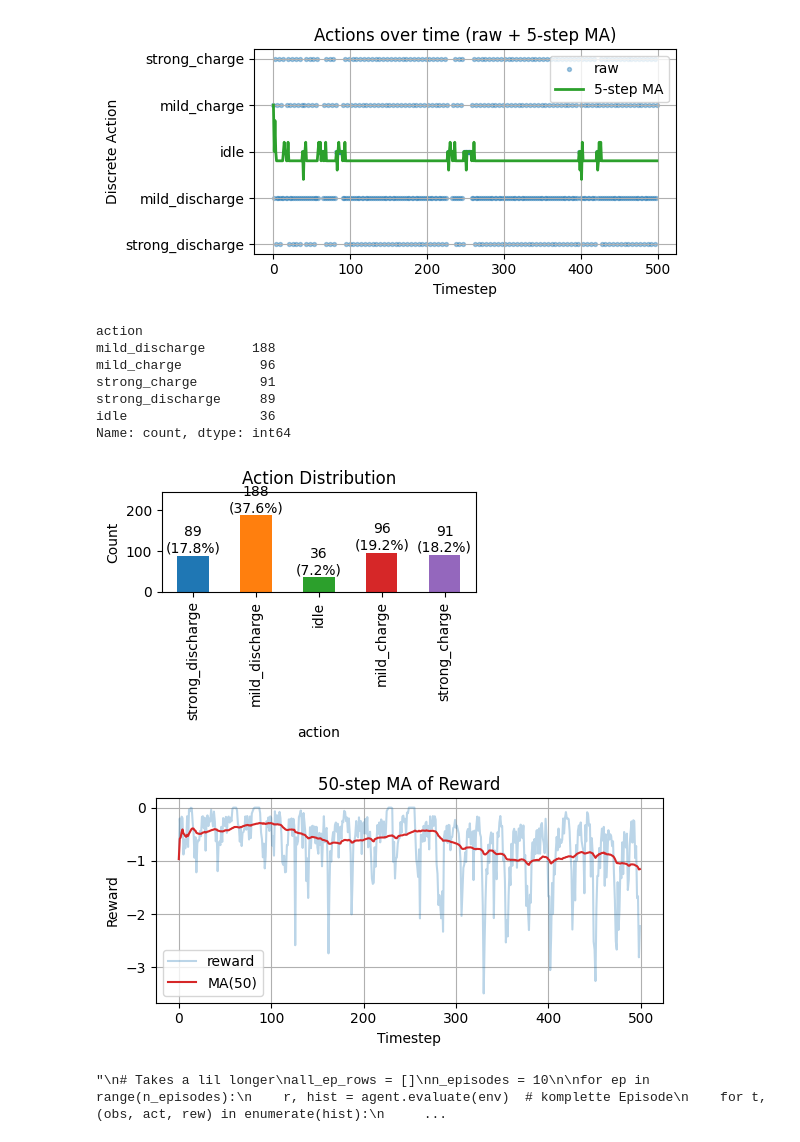
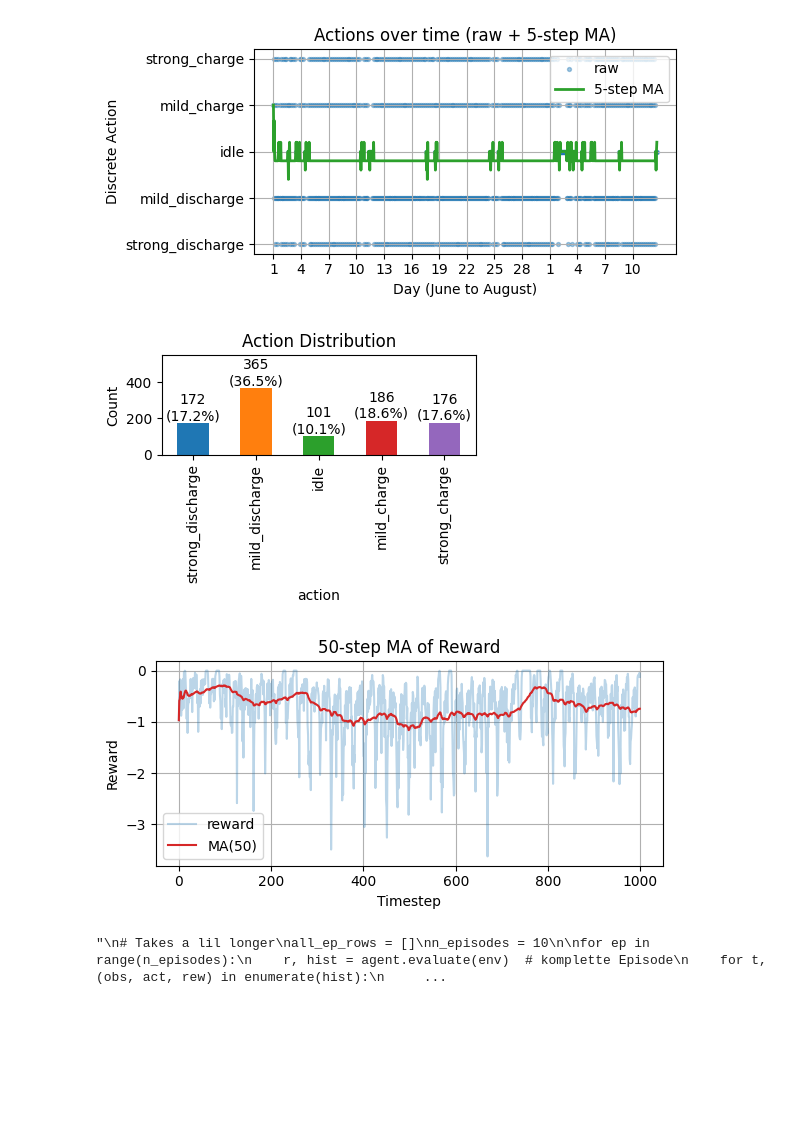
Before and after one commit to EacyCoding/ExplainableRLBatteryControl, a Jupyter notebook: examples/rbc_agent.ipynb, the cells around one changed output. Saved outputs shown, nothing was run; the diff lists cells and outputs as text; code cells hidden in the pictures; blank space fills up the shorter version.

Commit message:
Convert timesteps to days on x-axis for RBC actions

```diff
--- a/examples/rbc_agent.ipynb
+++ b/examples/rbc_agent.ipynb
@@ -396,7 +396,7 @@ agent = RBCAgent(obs_keys=['soc', 'price', 'net_load', 'solar_generation'],
 """
 
 # evaluate 1 episode
-r, hist = agent.evaluate(env, max_steps=500)  # max steps while debugging
+r, hist = agent.evaluate(env, max_steps=1000)  # max steps while debugging
 
 #rewards, histories = agent.multiple_evaluation(env, episodes=30)
 
@@ -456,6 +457,7 @@ else:
 # %%
 import pandas as pd
 import matplotlib.pyplot as plt
+from matplotlib.dates import MonthLocator, DayLocator, DateFormatter
 
 # hist: List[(obs_dict, action_str, reward_float)]
 ep_logs = []
@@ -481,57 +483,72 @@ df['action_num'] = df['action'].map(action_to_frac_5)
 window = 5
 df['action_ma'] = df['action_num'].rolling(window, min_periods=1).mean()
 
-# Plot 1: Actions over time (raw + MA)
+# Assumptions:
+# - df has column 'timestep' (0.. up to 2207 for full 92 days: June 1 – Aug 31 hourly)
+
+df['day'] = df['t'] // 24
+df['date_time'] = pd.Timestamp('2023-06-01') + pd.to_timedelta(df['t'], unit='h')
+
+# ----- Plot 1: Actions over time (raw + MA) -----
 plt.figure(figsize=(6,3))
 plt.scatter(df['t'], df['action_num'], s=8, alpha=0.4, label='raw')
 plt.plot(
     df['t'],
     df['action_ma'],
     color='C2', lw=2,
     label=f"{window}-step MA"
 )
+
+#plt.xlabel('Timestep');
+# -----------
+ax = plt.gca()
+max_t = int(df['t'].max())
+
+# All day boundaries (every 24 timesteps)
+start = pd.Timestamp('2023-06-01')
+day_ticks = np.arange(0, (max_t // 24) + 1) * 24   # 0,24,48,...
+day_labels = (start + pd.to_timedelta(day_ticks, unit='h')).day
+ax.set_xticks(day_ticks)
+
+ax.set_xticklabels(day_labels)
+ax.set_xlabel('Day (June to August)')
+
+N = 3
+keep_idx = np.arange(0, len(day_ticks), N)
+ax.set_xticks(day_ticks[keep_idx])
+ax.set_xticklabels(day_labels[keep_idx])
+# --------
+
 plt.title(f"Actions over time (raw + {window}-step MA)")
 plt.yticks([-1.0,-0.5,0.0,0.5,1.0],
            ['strong_discharge','mild_discharge','idle','mild_charge','strong_charge'])
-plt.xlabel('Timestep')
-plt.ylabel('Discrete Action')
-plt.legend(loc="upper right")
-plt.grid(True)
-plt.tight_layout()
-plt.show()
 
-# Plot 2: Action Distribution
+plt.ylabel('Discrete Action'); plt.legend(loc="upper right"); plt.grid(True); plt.tight_layout(); plt.show()
+
+
+
+# ----- Plot 2: Action Distribution -----
 plt.figure(figsize=(4,3))
 counts = df['action'].value_counts().reindex(['strong_discharge','mild_discharge','idle','mild_charge','strong_charge']).fillna(0)
-print(df['action'].value_counts())
 ax = counts.plot(kind='bar', color=['C0','C1','C2','C3','C4'])
 total = counts.sum()
 ax.bar_label(ax.containers[0], labels=[f'{int(v)}\n({v/total:.1%})' for v in counts.values])
 ax.set_ylim(0, counts.max()*1.5)
-plt.ylabel('Count'); plt.title('Action Distribution')
-plt.tight_layout(); plt.show()
+plt.ylabel('Count'); plt.title('Action Distribution'); plt.tight_layout(); plt.show()
 
-# Plot 3: Reward over time + Moving Average
+# ----- Plot 3: Reward over time + Moving Average -----
 rw_window = 50
 df['reward_ma'] = df['reward'].rolling(rw_window, min_periods=1).mean()
 plt.figure(figsize=(6,3))
 plt.plot(df['t'], df['reward'], alpha=0.3, label='reward')
 plt.plot(df['t'], df['reward_ma'], color='C3', label=f'MA({rw_window})')
 plt.xlabel('Timestep'); plt.ylabel('Reward')
 plt.title(f'{rw_window}-step MA of Reward')
-plt.grid(True); plt.legend(); plt.tight_layout()
-plt.show()
+plt.grid(True); plt.legend(); plt.tight_layout(); plt.show()
 # %% [output]
-[figure, old version]
+[figure, new version]
-action
-mild_discharge      188
-mild_charge          96
-strong_charge        91
-strong_discharge     89
-idle                 36
-Name: count, dtype: int64
-[figure, old version]
+[figure, new version]
-[figure, old version]
+[figure, new version]
 # %%
 """
 # Takes a lil longer
```
Also changed, not shown: parts of 2 cells of this notebook.
